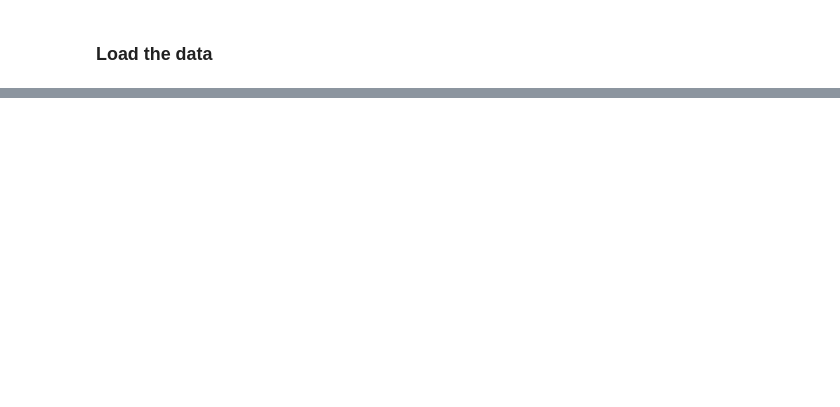
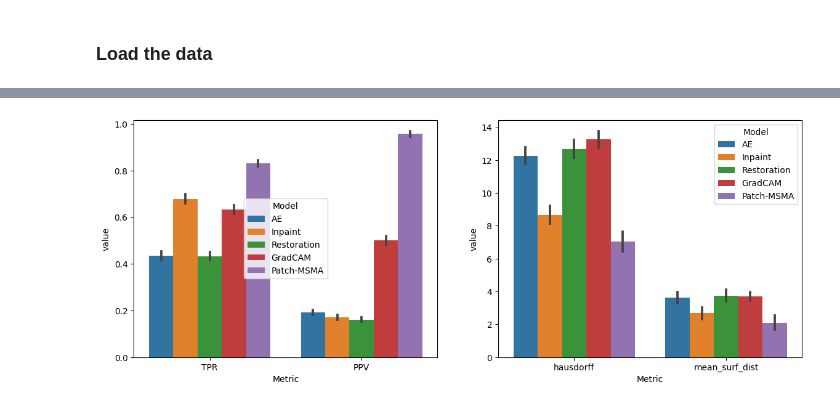
Before and after one commit to ahsanMah/braintypicality, a Jupyter notebook: notebooks/segmentation_eval.ipynb, the cells around one changed output, grey strips where cells are left out. Saved outputs shown, nothing was run; the diff lists cells and outputs as text; code cells hidden in the pictures; blank space fills up the shorter version.

```diff
--- a/notebooks/segmentation_eval.ipynb
+++ b/notebooks/segmentation_eval.ipynb
@@ -610,0 +77,3 @@ dtype: float64
+# %%
+flow_metrics = pd.read_csv(f"{flow_path}/{experiment}_seg_eval.csv").dropna()
+# flow_250k_metrics = pd.read_csv(f"{flow_250k_path}/{experiment}_seg_eval.csv").dropna()
@@ -610,0 +92,41 @@ dtype: float64
+# %%
+ae_path = "/ASD/ahsan_projects/anomaly-AE-baseline/20231004_insize96-112-80_z512_denseAE_sigmoid/"
+ae_metrics = pd.read_csv(f"{ae_path}/{experiment}_seg_eval.csv").dropna()
+
+gradcam_path = "/ASD/ahsan_projects/braintypicality/workdir/cuda_opt/learnable/msma/gradcam/relu/"
+gradcam_metrics = pd.read_csv(f"{gradcam_path}/{experiment}_seg_eval.csv").dropna()
+
+inpaint_path = "/ASD/ahsan_projects/braintypicality/workdir/cuda_opt/learnable/eval/inpainting/"
+inpaint_metrics = pd.read_csv(f"{inpaint_path}/{experiment}_seg_eval.csv").dropna()
+
+restoration_path = "/ASD/ahsan_projects/braintypicality/workdir/cuda_opt/learnable/eval/restoration/"
+restoration_metrics = pd.read_csv(f"{restoration_path}/{experiment}_seg_eval.csv").dropna()
+# %%
+higher_metric_cols = ["TPR", "PPV"]
+lower_metric_cols = ["hausdorff", "mean_surf_dist"]
+lower_is_better_metrics, higher_is_better_metrics = [], []
+# wide_df = []
+
+for name, m in zip(("AE", "Inpaint", "Restoration", "GradCAM", "Patch-MSMA"),
+                   (ae_metrics, inpaint_metrics, restoration_metrics, gradcam_metrics, flow_metrics)):
+
+    df = m[lower_metric_cols].melt(var_name="Metric")
+    df["Model"] = name
+    lower_is_better_metrics.append(df)
+
+    df = m[higher_metric_cols].melt(var_name="Metric")
+    df["Model"] = name
+    higher_is_better_metrics.append(df)
+
+#     df = m[wide_df]
+
+lower_is_better_metrics = pd.concat(lower_is_better_metrics)
+higher_is_better_metrics = pd.concat(higher_is_better_metrics)
+# %%
+fig, axs = plt.subplots(1,2, figsize=(14,5))
+g = sns.barplot(data=higher_is_better_metrics, x="Metric", y="value", hue="Model", errorbar="se", ax =axs[0])
+g = sns.barplot(data=lower_is_better_metrics, x="Metric", y="value", hue="Model", errorbar="se", ax =axs[1])
+# g.despine(left=True)
+# g.legend.set_title("")
+# %% [output]
+[figure, added]
```
Also changed, not shown: parts of 71 cells of this notebook, 7 other files.
